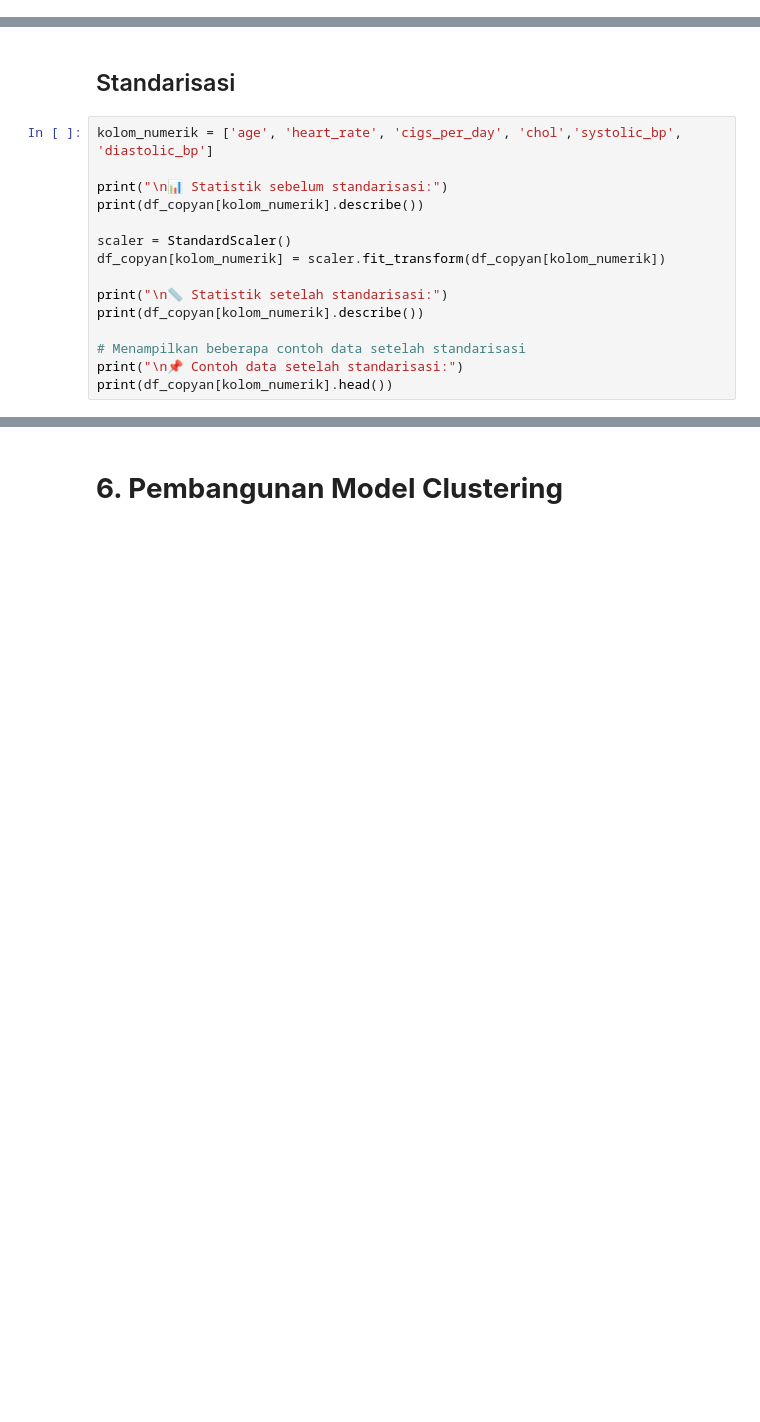
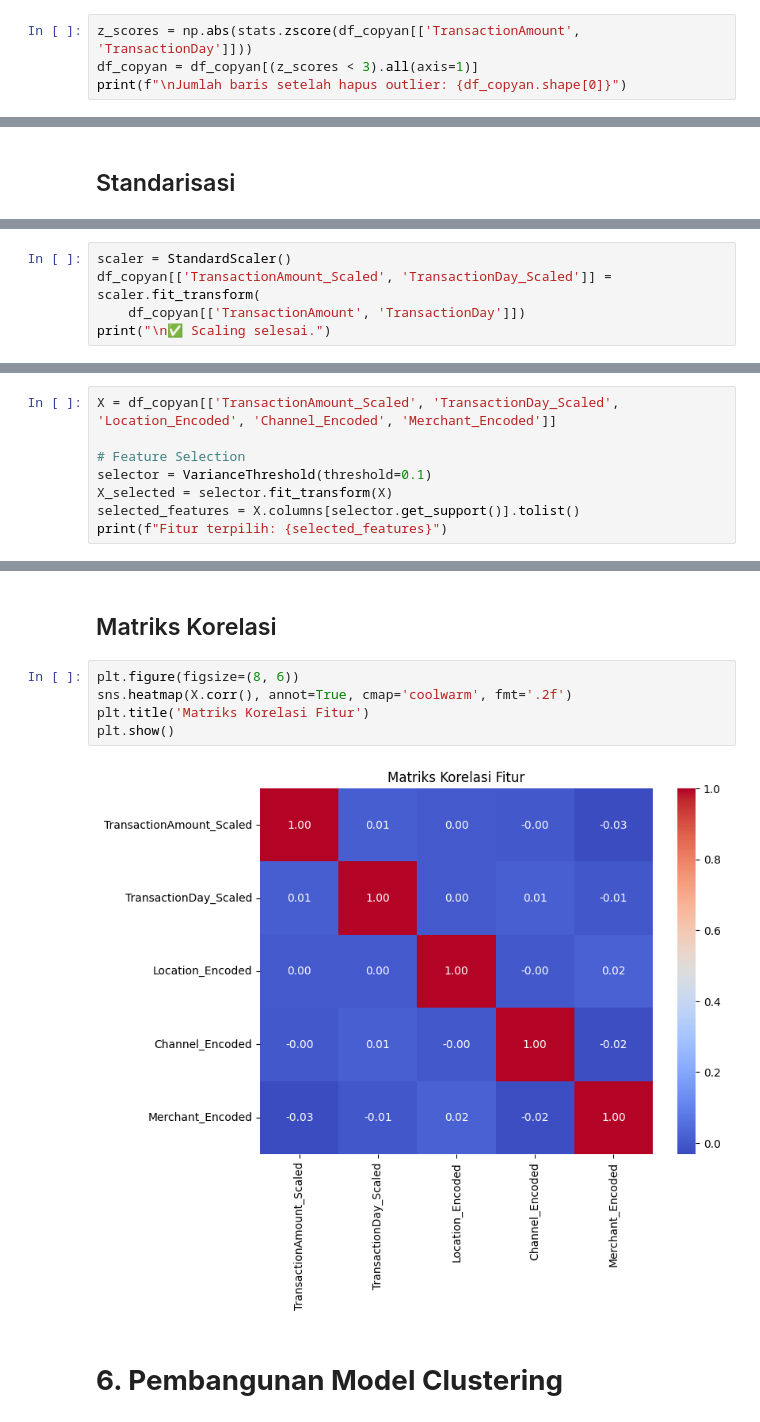
Before and after one commit to miezlearning/Coding-Camp-2025, a Jupyter notebook: Belajar Machine Learning untuk Pemula/[Clustering]_Submission_Akhir_BMLP_Muhammad_Alif.ipynb, the cells around one changed output, grey strips where cells are left out. Saved outputs shown, nothing was run; the diff lists cells and outputs as text; blank space fills up the shorter version.

```diff
--- a/Belajar Machine Learning untuk Pemula/[Clustering]_Submission_Akhir_BMLP_Muhammad_Alif.ipynb
+++ b/Belajar Machine Learning untuk Pemula/[Clustering]_Submission_Akhir_BMLP_Muhammad_Alif.ipynb
@@ -314,0 +270,4 @@ dtype: int64
+# %%
+z_scores = np.abs(stats.zscore(df_copyan[['TransactionAmount', 'TransactionDay']]))
+df_copyan = df_copyan[(z_scores < 3).all(axis=1)]
+print(f"\nJumlah baris setelah hapus outlier: {df_copyan.shape[0]}")
@@ -361,17 +329,2 @@ print(df_copyan.head())
 # %% [markdown]
 ## Standarisasi
-# %%
-kolom_numerik = ['age', 'heart_rate', 'cigs_per_day', 'chol','systolic_bp', 'diastolic_bp']
-
-print("\n📊 Statistik sebelum standarisasi:")
-print(df_copyan[kolom_numerik].describe())
-
-scaler = StandardScaler()
-df_copyan[kolom_numerik] = scaler.fit_transform(df_copyan[kolom_numerik])
-
-print("\n📏 Statistik setelah standarisasi:")
-print(df_copyan[kolom_numerik].describe())
-
-# Menampilkan beberapa contoh data setelah standarisasi
-print("\n📌 Contoh data setelah standarisasi:")
-print(df_copyan[kolom_numerik].head())
@@ -395,0 +331,5 @@ max      70.000000   143.000000     70.000000   696.000000   295.000000
+# %%
+scaler = StandardScaler()
+df_copyan[['TransactionAmount_Scaled', 'TransactionDay_Scaled']] = scaler.fit_transform(
+    df_copyan[['TransactionAmount', 'TransactionDay']])
+print("\n✅ Scaling selesai.")
@@ -395,0 +340,8 @@ max      70.000000   143.000000     70.000000   696.000000   295.000000
+# %%
+X = df_copyan[['TransactionAmount_Scaled', 'TransactionDay_Scaled', 'Location_Encoded', 'Channel_Encoded', 'Merchant_Encoded']]
+
+# Feature Selection
+selector = VarianceThreshold(threshold=0.1)
+X_selected = selector.fit_transform(X)
+selected_features = X.columns[selector.get_support()].tolist()
+print(f"Fitur terpilih: {selected_features}")
@@ -396,3 +350,12 @@ max      70.000000   143.000000     70.000000   696.000000   295.000000
+# %% [markdown]
+## Matriks Korelasi
+# %%
+plt.figure(figsize=(8, 6))
+sns.heatmap(X.corr(), annot=True, cmap='coolwarm', fmt='.2f')
+plt.title('Matriks Korelasi Fitur')
+plt.show()
+# %% [output]
+[figure, added]
 # %% [markdown]
 # **6. Pembangunan Model Clustering**
 # %% [markdown]
```
Also changed, not shown: parts of 56 cells of this notebook, 2 other files.
